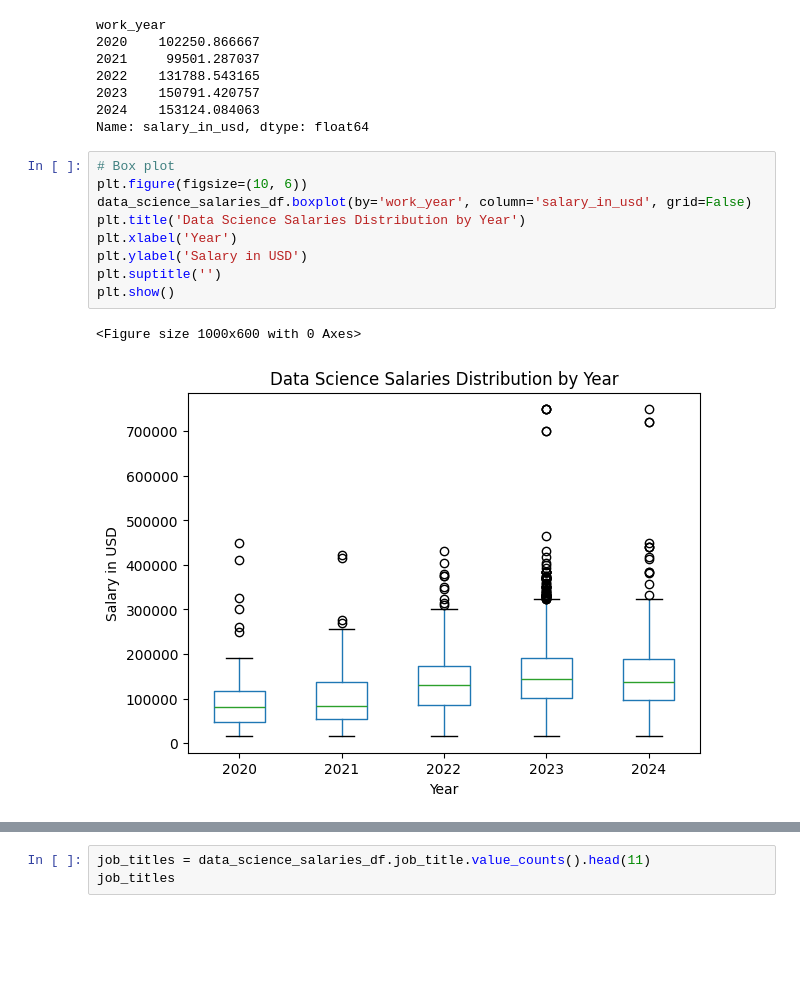
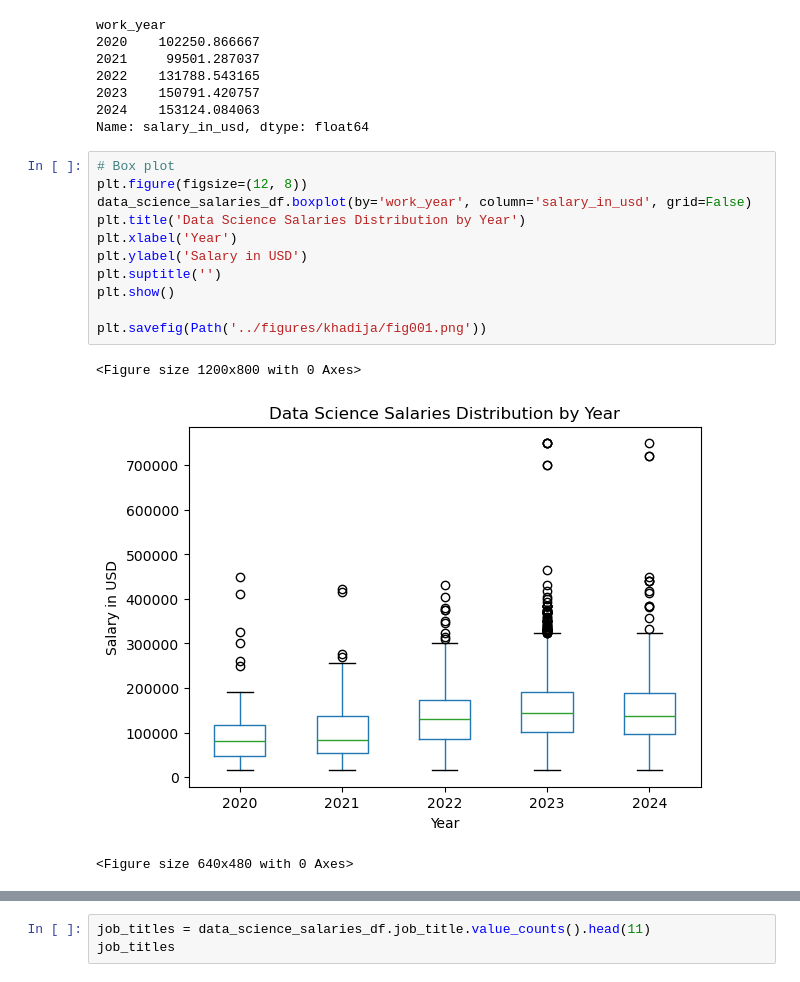
Before and after one commit to TaylorMater/UTA-DAB-Project-1, a Jupyter notebook: scripts/data_science_analysis.ipynb, the cells around one changed output, grey strips where cells are left out. Saved outputs shown, nothing was run; the diff lists cells and outputs as text; blank space fills up the shorter version.

```diff
--- a/scripts/data_science_analysis.ipynb
+++ b/scripts/data_science_analysis.ipynb
@@ -60,13 +52,16 @@ work_year
 Name: salary_in_usd, dtype: float64
 # %%
 # Box plot
-plt.figure(figsize=(10, 6))
+plt.figure(figsize=(12, 8))
 data_science_salaries_df.boxplot(by='work_year', column='salary_in_usd', grid=False)
 plt.title('Data Science Salaries Distribution by Year')
 plt.xlabel('Year')
 plt.ylabel('Salary in USD')
 plt.suptitle('')
 plt.show()
+
+plt.savefig(Path('../figures/khadija/fig001.png'))
 # %% [output]
-<Figure size 1000x600 with 0 Axes>
+<Figure size 1200x800 with 0 Axes>
-[figure, old version]
+[figure, new version]
+<Figure size 640x480 with 0 Axes>
```
Also changed, not shown: parts of 43 cells of this notebook, 26 other files.
